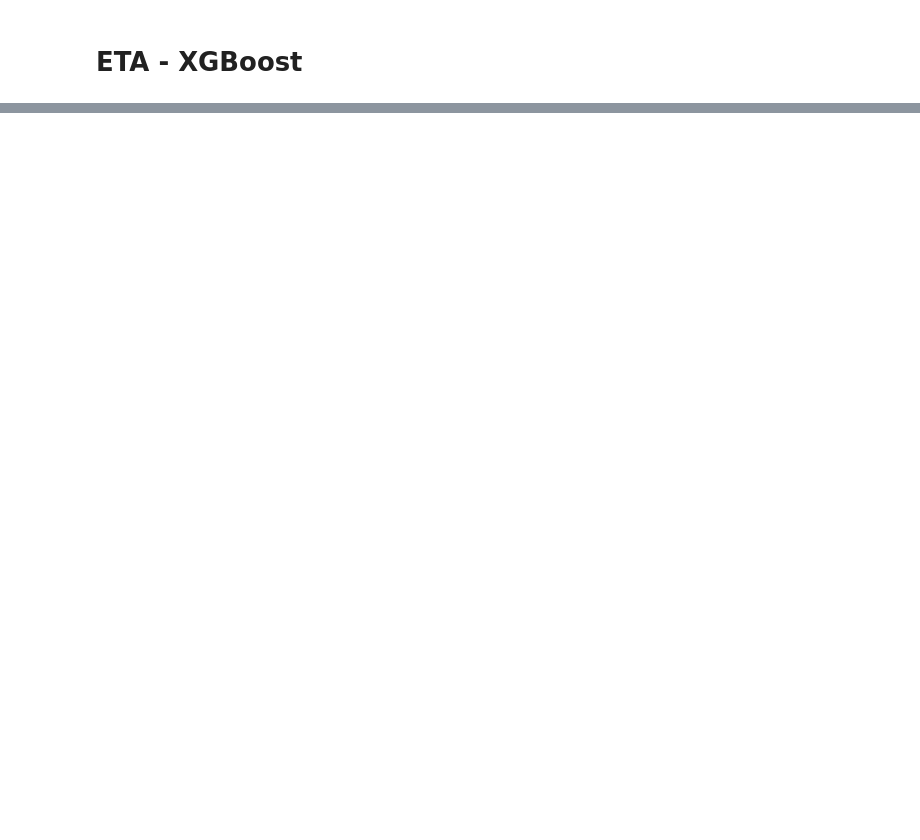
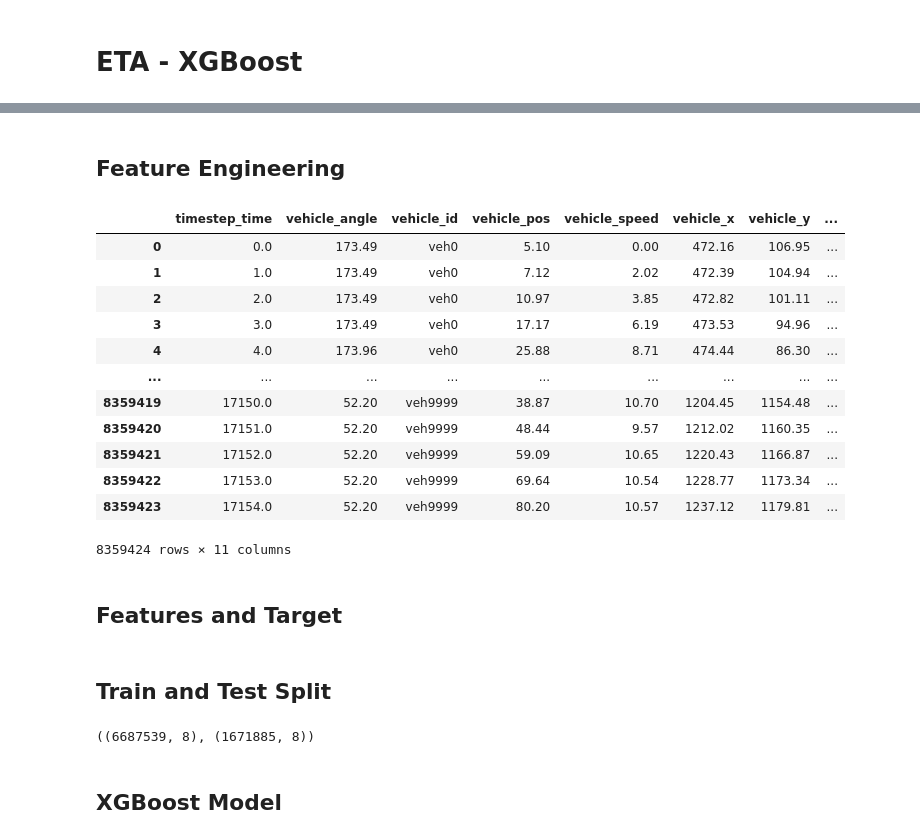
Before and after one commit to geokyr/diploma-thesis, a Jupyter notebook: code/eta-xgboost.ipynb, the cells around one changed output, grey strips where cells are left out. Saved outputs shown, nothing was run; the diff lists cells and outputs as text; code cells hidden in the pictures; blank space fills up the shorter version.

```diff
--- a/code/eta-xgboost.ipynb
+++ b/code/eta-xgboost.ipynb
@@ -198,0 +45,46 @@ plt.show()
+# %%
+# Drop unnecessary columns
+df = df.drop(columns=['vehicle_lane', 'vehicle_slope', 'vehicle_type'])
+# %% [markdown]
+## Feature Engineering
+# %%
+# Sort the DataFrame by vehicle_id and timestep_time
+df = df.sort_values(['vehicle_id', 'timestep_time'])
+
+# Get destination coordinates and trip duration using groupby-transform
+df['destination_x'] = df.groupby('vehicle_id')['vehicle_x'].transform('last')
+df['destination_y'] = df.groupby('vehicle_id')['vehicle_y'].transform('last')
+
+# Create a feature for euclidean distance (to destination)
+df['euclidean_distance'] = np.hypot(
+    df['destination_x'] - df['vehicle_x'],
+    df['destination_y'] - df['vehicle_y']
+)
+
+# Create a feature for remaining time (to destination)
+df['last_time'] = df.groupby('vehicle_id')['timestep_time'].transform('last')
+df['remaining_time'] = df['last_time'] - df['timestep_time']
+
+# Remove unnecessary columns and rows
+df = df.drop(columns=['last_time'])
+df = df[df['remaining_time'] > 0].copy()
+
+# Optionally, reset the index
+df.reset_index(drop=True, inplace=True)
+df
+# %% [output]
+|  | timestep_time | vehicle_angle | vehicle_id | vehicle_pos | vehicle_speed | vehicle_x | vehicle_y | ... |
+| 0 | 0.0 | 173.49 | veh0 | 5.10 | 0.00 | 472.16 | 106.95 | ... |
+| 1 | 1.0 | 173.49 | veh0 | 7.12 | 2.02 | 472.39 | 104.94 | ... |
+| 2 | 2.0 | 173.49 | veh0 | 10.97 | 3.85 | 472.82 | 101.11 | ... |
+| 3 | 3.0 | 173.49 | veh0 | 17.17 | 6.19 | 473.53 | 94.96 | ... |
+| 4 | 4.0 | 173.96 | veh0 | 25.88 | 8.71 | 474.44 | 86.30 | ... |
+| ... | ... | ... | ... | ... | ... | ... | ... | ... |
+| 8359419 | 17150.0 | 52.20 | veh9999 | 38.87 | 10.70 | 1204.45 | 1154.48 | ... |
+| 8359420 | 17151.0 | 52.20 | veh9999 | 48.44 | 9.57 | 1212.02 | 1160.35 | ... |
+| 8359421 | 17152.0 | 52.20 | veh9999 | 59.09 | 10.65 | 1220.43 | 1166.87 | ... |
+| 8359422 | 17153.0 | 52.20 | veh9999 | 69.64 | 10.54 | 1228.77 | 1173.34 | ... |
+| 8359423 | 17154.0 | 52.20 | veh9999 | 80.20 | 10.57 | 1237.12 | 1179.81 | ... |
+8359424 rows × 11 columns
+# %% [markdown]
+## Features and Target
@@ -198,0 +99,12 @@ plt.show()
+# %% [markdown]
+## Train and Test Split
+# %%
+# Split the data into training and test sets
+X_train, X_test, y_train, y_test = train_test_split(X, y, test_size=0.2, random_state=42)
+
+# Check the shape of the data
+X_train.shape, X_test.shape
+# %% [output]
+((6687539, 8), (1671885, 8))
+# %% [markdown]
+## XGBoost Model
```
Also changed, not shown: parts of 41 cells of this notebook, 1 other file.
